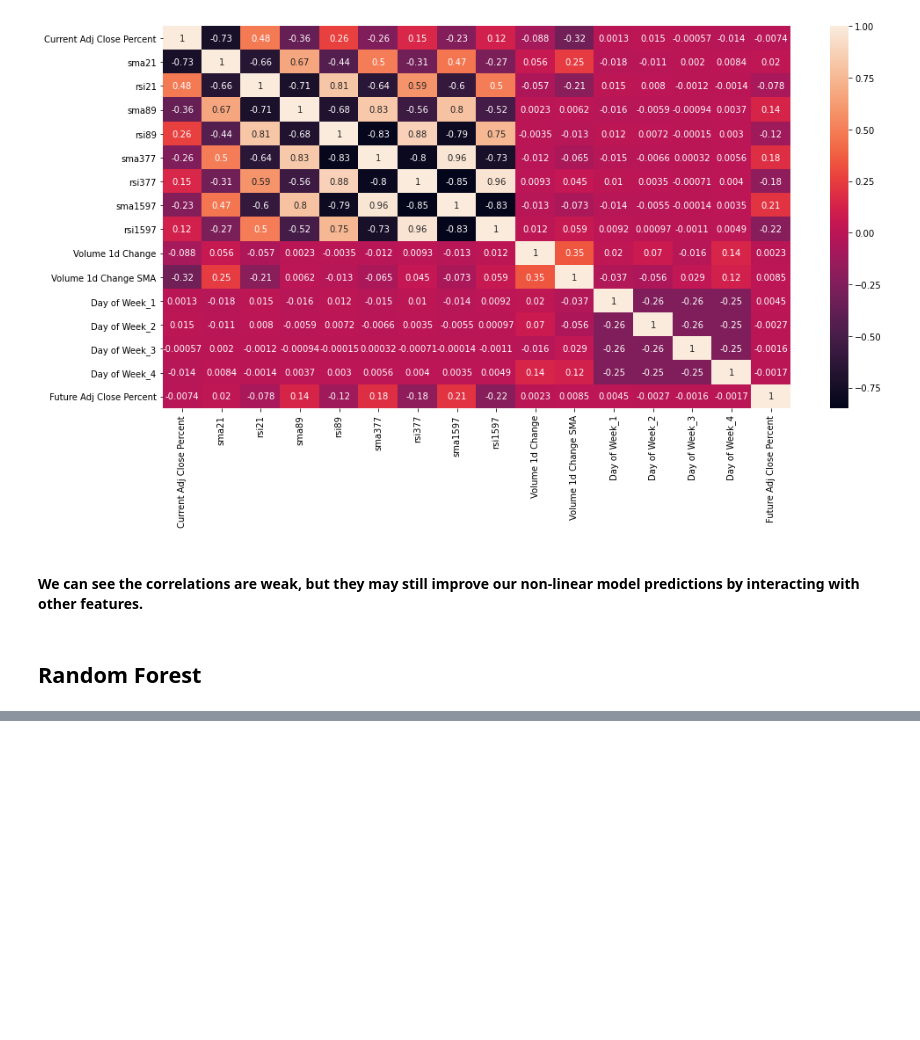
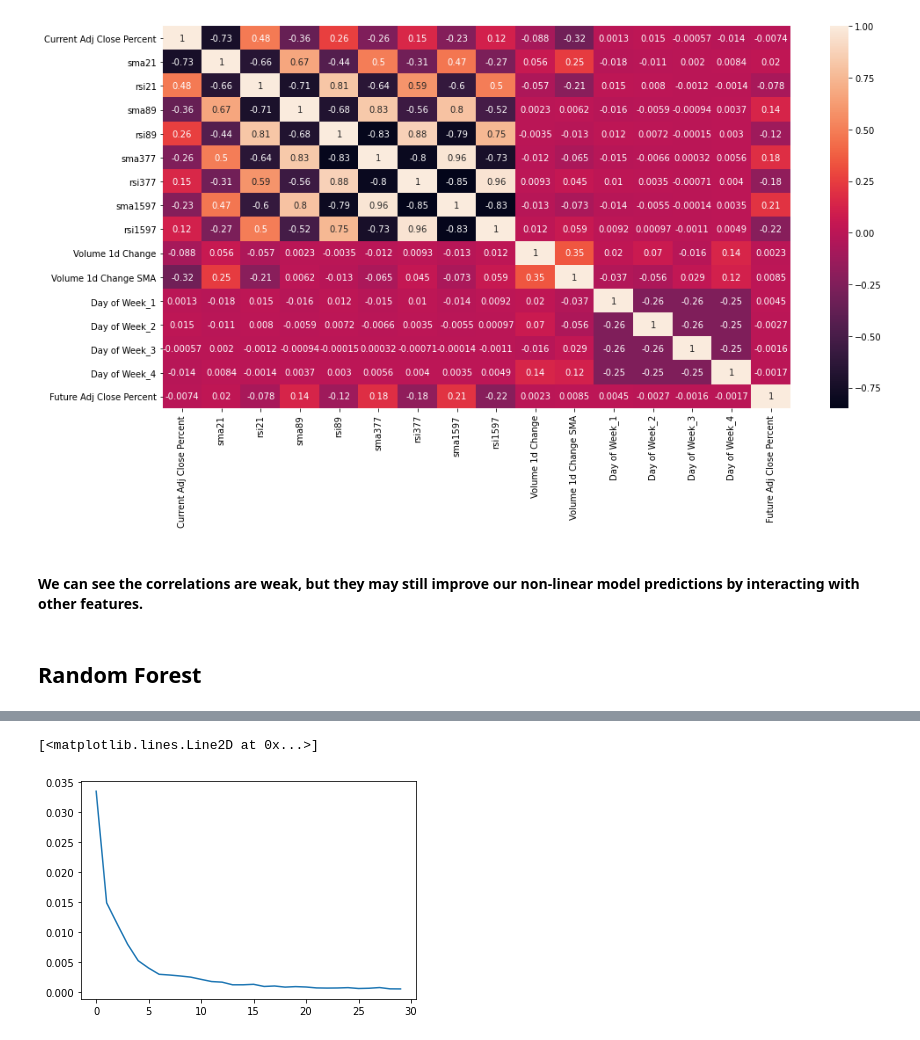
Before and after one commit to KiemNguyen/stock-market-prediction, a Jupyter notebook: stock_market_prediction.ipynb, the cells around one changed output, grey strips where cells are left out. Cells and saved outputs as stored; diff of their text form; code cells hidden in the pictures; blank space fills up the shorter version.

Commit message:
Added neural network

```diff
--- a/stock_market_prediction.ipynb
+++ b/stock_market_prediction.ipynb
@@ -363,0 +348,7 @@ features
+# %%
+# scale the data
+from sklearn.preprocessing import StandardScaler
+
+scaler = StandardScaler()
+X_train_scale = scaler.fit_transform(X_train)
+X_test_scale = scaler.transform(X_test)
@@ -363,0 +357,14 @@ features
+# %%
+from keras.models import Sequential
+from keras.layers import Dense
+from keras.layers import Dropout
+
+nn = Sequential()
+nn.add(Dense(100, input_dim=X_train_scale.shape[1], activation='relu'))
+nn.add(Dropout(0.2)) # add dropout to prevent overfitting
+nn.add(Dense(20, activation='relu'))
+nn.add(Dense(1, activation='linear'))
+
+# fit the neural network model with a mean squared error loss function
+nn.compile(optimizer='adam', loss='mse')
+history = nn.fit(X_train_scale, y_train, epochs=30)
@@ -363,0 +389,6 @@ features
+# %%
+# check if the loss curve is flattened out to see if the neural net is sufficiently trained
+plt.plot(history.history['loss'])
+# %% [output]
+[<matplotlib.lines.Line2D at 0x...>]
+[figure, added]
```
Also changed, not shown: parts of 9 cells of this notebook.
